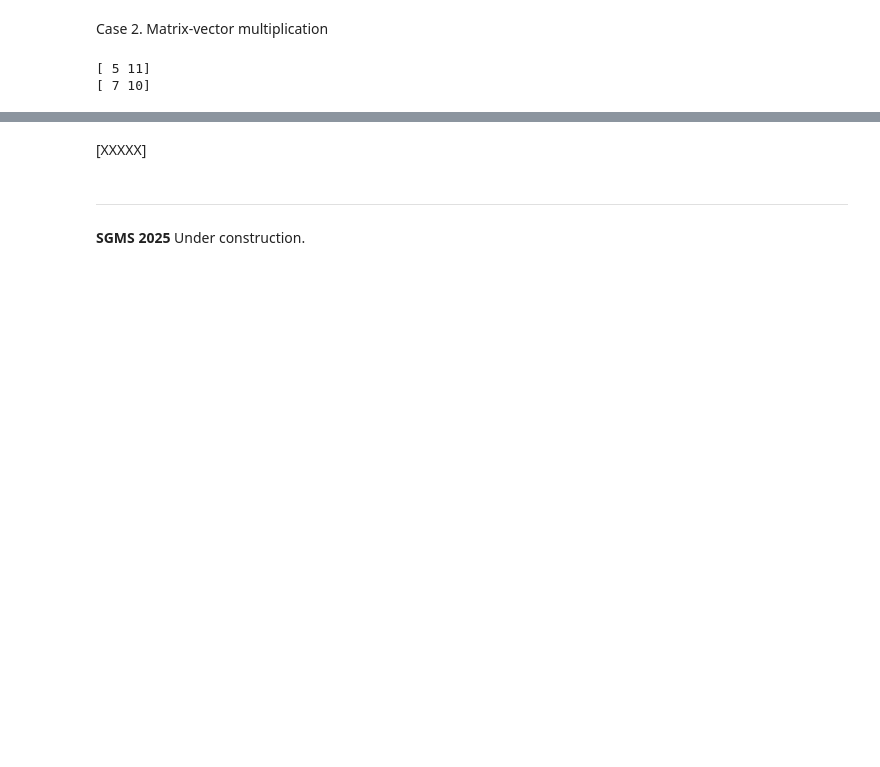
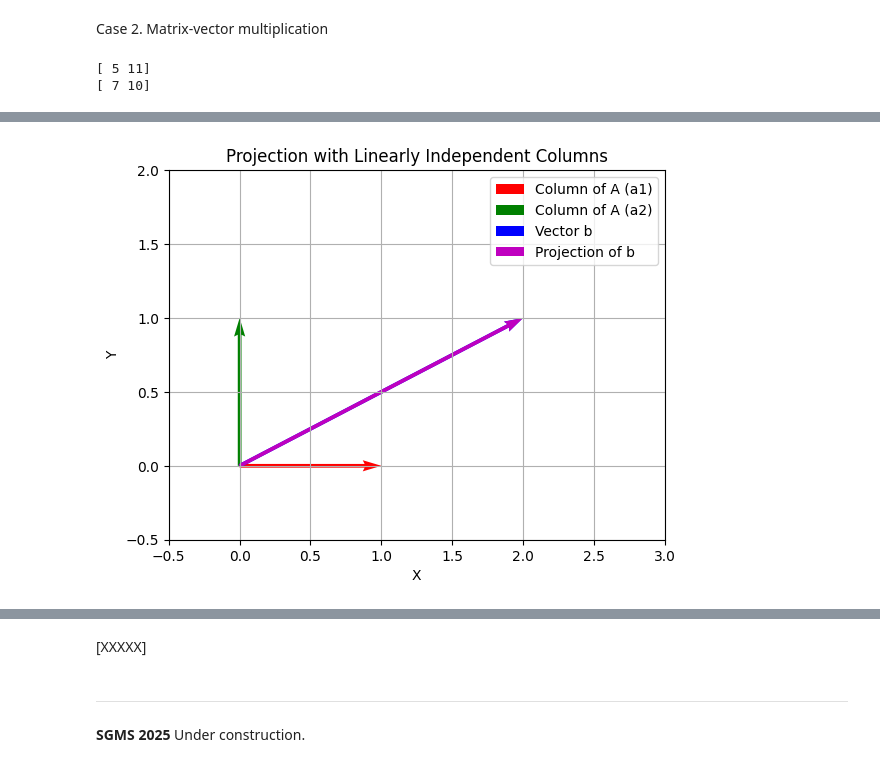
Before and after one commit to GregSom-MSc/Public_Projects, a Jupyter notebook: Mathconcepts.ipynb, the cells around one changed output, grey strips where cells are left out. Drawn from its saved outputs; the diff is of its cells as text; code cells hidden in the pictures; blank space fills up the shorter version.

```diff
--- a/Mathconcepts.ipynb
+++ b/Mathconcepts.ipynb
@@ -293,0 +374,31 @@ print(w1)
+# %%
+fig, ax = plt.subplots()
+
+# Linearly independent vectors (columns of A)
+a1 = np.array([1, 0])
+a2 = np.array([0, 1])
+
+# Vector to be projected (b)
+b = np.array([2, 1])
+
+# Let's calculate the projection:
+# Note: If we were dealing with higher dimensions, we'd use the projection matrix formula.
+projection = (np.dot(b, a1) / np.dot(a1, a1)) * a1 + (np.dot(b, a2) / np.dot(a2, a2)) * a2
+
+# Plotting
+ax.quiver(0, 0, a1[0], a1[1], angles='xy', scale_units='xy', scale=1, color='r', label='Column of A (a1)')
+ax.quiver(0, 0, a2[0], a2[1], angles='xy', scale_units='xy', scale=1, color='g', label='Column of A (a2)')
+ax.quiver(0, 0, b[0], b[1], angles='xy', scale_units='xy', scale=1, color='b', label='Vector b')
+ax.quiver(0, 0, projection[0], projection[1], angles='xy', scale_units='xy', scale=1, color='m', label='Projection of b')
+
+
+ax.set_xlim([-.5, 3])
+ax.set_ylim([-.5, 2])
+ax.set_xlabel('X')
+ax.set_ylabel('Y')
+ax.set_title('Projection with Linearly Independent Columns')
+ax.legend()
+ax.grid() # Add grid for better visualization
+plt.show()
+# %% [output]
+[figure, added]
```
Also changed, not shown: parts of 13 cells of this notebook.
